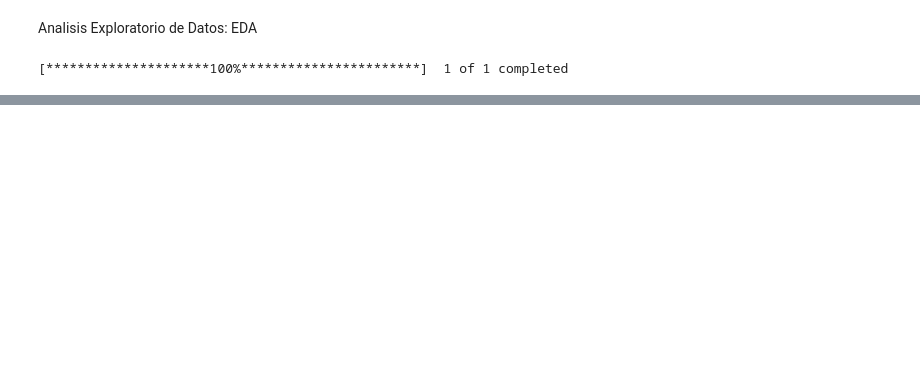
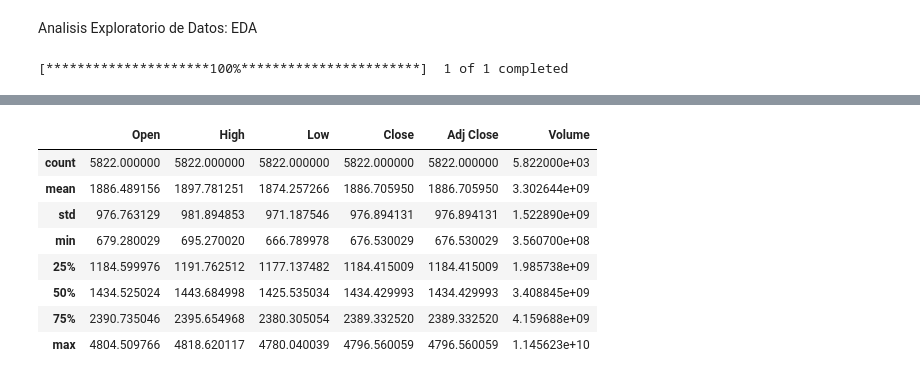
Before and after one commit to SoleEsp/PI_N2_DA, a Jupyter notebook: EDA.ipynb, the cells around one changed output, grey strips where cells are left out. Saved outputs shown, nothing was run; the diff lists cells and outputs as text; code cells hidden in the pictures; blank space fills up the shorter version.

```diff
--- a/EDA.ipynb
+++ b/EDA.ipynb
@@ -57,0 +33,12 @@ historical_prices
+# %%
+sp500_data.describe()
+# %% [output]
+|  | Open | High | Low | Close | Adj Close | Volume |
+| count | 5822.000000 | 5822.000000 | 5822.000000 | 5822.000000 | 5822.000000 | 5.822000e+03 |
+| mean | 1886.489156 | 1897.781251 | 1874.257266 | 1886.705950 | 1886.705950 | 3.302644e+09 |
+| std | 976.763129 | 981.894853 | 971.187546 | 976.894131 | 976.894131 | 1.522890e+09 |
+| min | 679.280029 | 695.270020 | 666.789978 | 676.530029 | 676.530029 | 3.560700e+08 |
+| 25% | 1184.599976 | 1191.762512 | 1177.137482 | 1184.415009 | 1184.415009 | 1.985738e+09 |
+| 50% | 1434.525024 | 1443.684998 | 1425.535034 | 1434.429993 | 1434.429993 | 3.408845e+09 |
+| 75% | 2390.735046 | 2395.654968 | 2380.305054 | 2389.332520 | 2389.332520 | 4.159688e+09 |
+| max | 4804.509766 | 4818.620117 | 4780.040039 | 4796.560059 | 4796.560059 | 1.145623e+10 |
```
Also changed, not shown: parts of 10 cells of this notebook.
